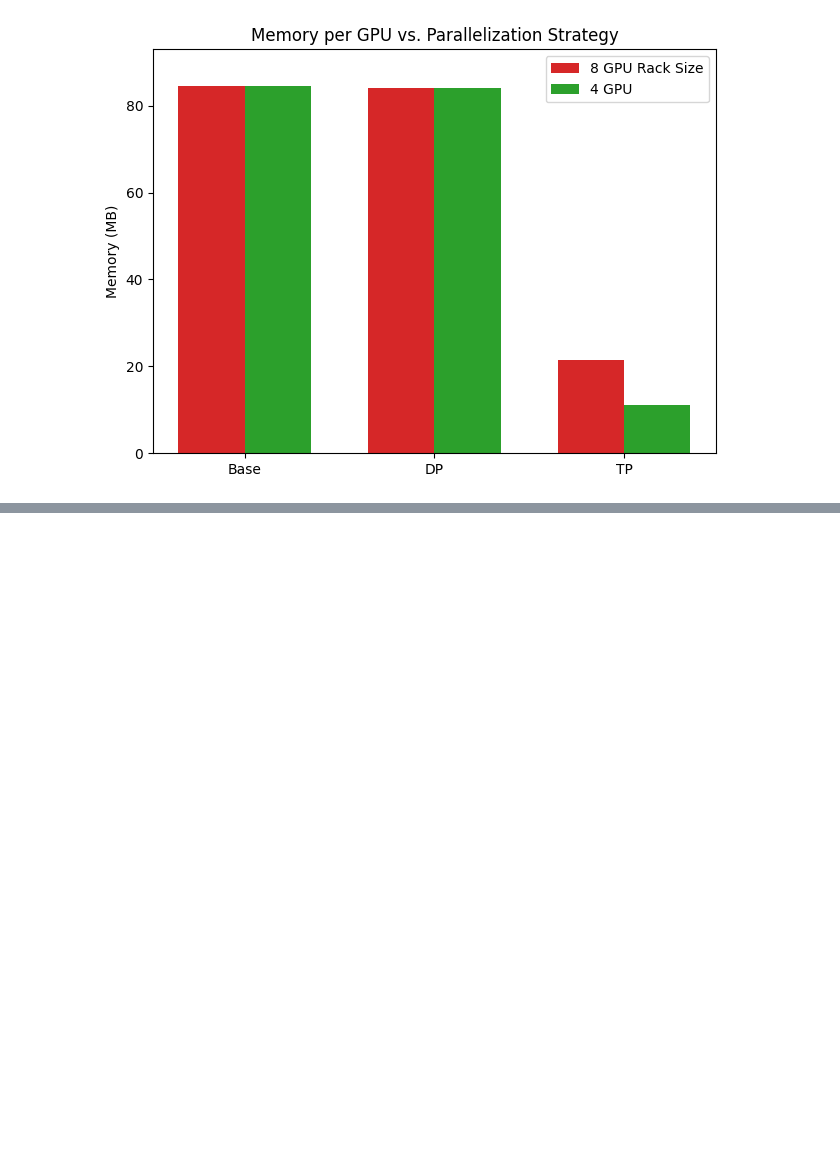
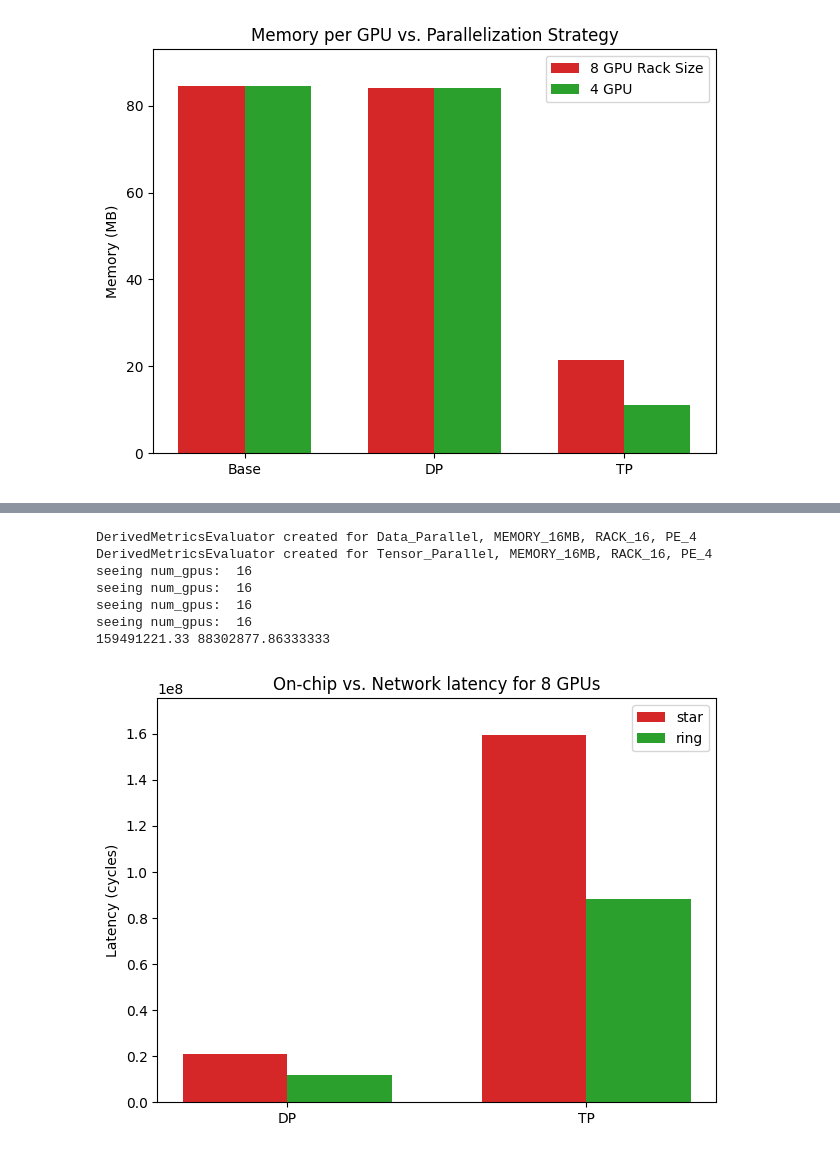
Before and after one commit to feadebekun2/6.593-final, a Jupyter notebook: workspace/results_analysis.ipynb, the cells around one changed output, grey strips where cells are left out. Drawn from its saved outputs; the diff is of its cells as text; code cells hidden in the pictures; blank space fills up the shorter version.

Commit message:
charts

```diff
--- a/workspace/results_analysis.ipynb
+++ b/workspace/results_analysis.ipynb
@@ -283,0 +501,58 @@ plot_grouped_bar_chart(
+# %%
+# {
+#     'per_layer_network_bytes': total_bytes['total_network_bytes'],
+#     'per_layer_onchip_bytes': total_bytes['total_onchip_bytes'],
+#     'total_network_bytes': sum(total_bytes['total_network_bytes']),
+#     'total_network_hops': total_network_hops,
+#     'total_network_latency': network_latency,
+#     'total_network_energy': total_network_hops * ENERGY_PER_HOP,
+#     'total_onchip_bytes': sum(total_bytes['total_onchip_bytes']),
+#     'total_onchip_latency': on_chip_latency,
+#     'total_onchip_energy': on_chip_results['total_energy'],
+#     'bottlenecked_latency': bottlenecked_latency
+# }
+
+
+dp_estimator = DerivedMetricsEvaluator(Architecture.Data_Parallel, GPUMemoryScale.MEMORY_16MB, RackSize.RACK_16, PEsConfig.PE_4,'persisted_results/results_May 03, 2025 04:16:57 PM EST')
+tp_estimator = DerivedMetricsEvaluator(Architecture.Tensor_Parallel, GPUMemoryScale.MEMORY_16MB, RackSize.RACK_16, PEsConfig.PE_4,'persisted_results/results_May 03, 2025 04:16:57 PM EST')
+
+dp_on_chip_energy_ring = dp_estimator.derive_total_ring_results()["total_onchip_energy"]
+dp_off_chip_energy_ring = dp_estimator.derive_total_ring_results()["total_network_energy"]
+dp_on_chip_energy_star = dp_estimator.derive_total_star_results()["total_onchip_energy"]
+dp_off_chip_energy_star = dp_estimator.derive_total_star_results()["total_network_energy"]
+
+dp_star = dp_off_chip_energy_star + dp_on_chip_energy_star
+dp_ring = dp_on_chip_energy_ring + dp_off_chip_energy_ring
+
+tp_on_chip_energy_ring = tp_estimator.derive_total_ring_results()["total_onchip_energy"]
+tp_off_chip_energy_ring = tp_estimator.derive_total_ring_results()["total_network_energy"]
+tp_on_chip_energy_star = tp_estimator.derive_total_star_results()["total_onchip_energy"]
+tp_off_chip_energy_star = tp_estimator.derive_total_star_results()["total_network_energy"]
+
+
+tp_star = tp_on_chip_energy_star + tp_off_chip_energy_star
+tp_ring = tp_on_chip_energy_ring + tp_off_chip_energy_ring
+print(tp_star, tp_ring)
+
+plot_grouped_bar_chart(
+     x_labels=["DP", "TP"],
+    series_1=[dp_star, tp_star],
+    series_2=[dp_ring, tp_ring],
+    series_labels=("star", "ring"),
+    colors=("tab:red", "tab:green"),
+    chart_title="On-chip vs. Network latency for 8 GPUs",
+    y_axis_title="Latency (cycles)",
+    use_scientific=True
+)
+
+# There are a ton more data movement for on chip but each mvoement is 0.14
+# each network send is 128
+# %% [output]
+DerivedMetricsEvaluator created for Data_Parallel, MEMORY_16MB, RACK_16, PE_4
+DerivedMetricsEvaluator created for Tensor_Parallel, MEMORY_16MB, RACK_16, PE_4
+seeing num_gpus:  16
+seeing num_gpus:  16
+seeing num_gpus:  16
+seeing num_gpus:  16
+159491221.33 88302877.86333333
+[figure, added]
```
Also changed, not shown: parts of 2 cells of this notebook, 6 other files.
